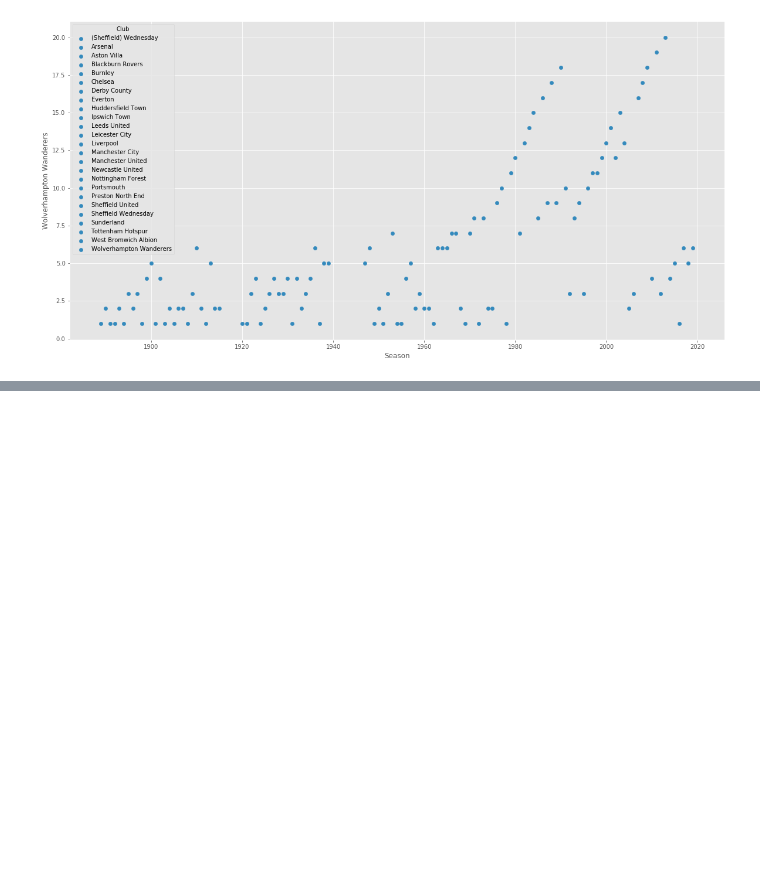
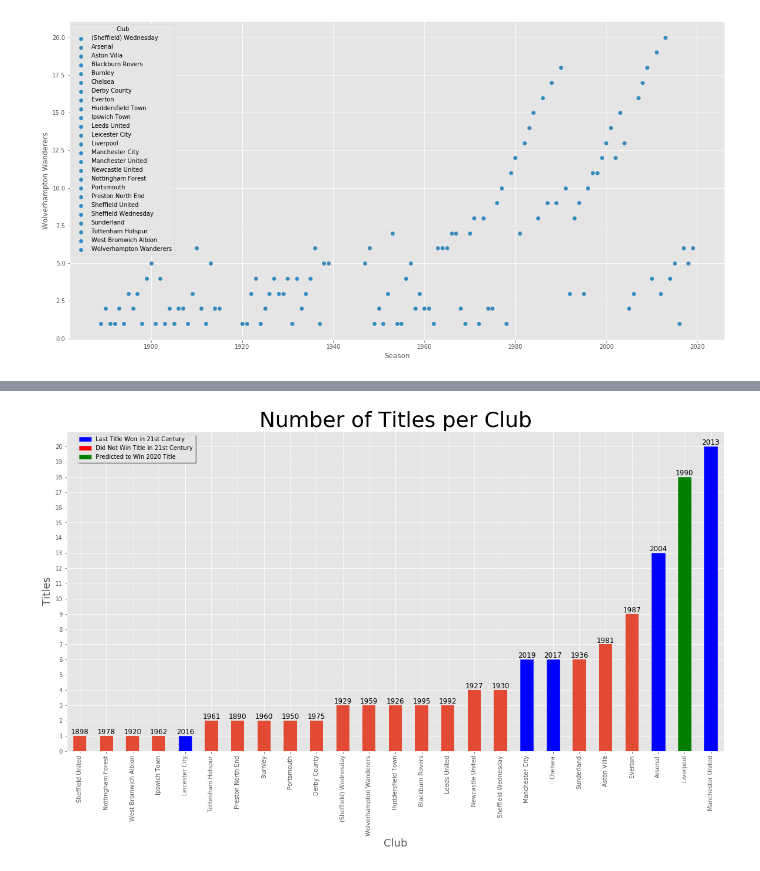
Before and after one commit to Kevhpark5/predicting-the-premier-league, a Jupyter notebook: data/Webscraping.ipynb, the cells around one changed output, grey strips where cells are left out. Cells and saved outputs as stored; diff of their text form; code cells hidden in the pictures; blank space fills up the shorter version.

```diff
--- a/data/Webscraping.ipynb
+++ b/data/Webscraping.ipynb
@@ -241,0 +257,3 @@ for i in df:
+# %%
+sorted_wins = pl_champs.groupby('Club').max().sort_values("Number of Wins")
+sorted_wins
@@ -241,0 +279,35 @@ for i in df:
+# %%
+fig, ax = plt.subplots(figsize = [20,10])
+sorted_wins.plot(ax = ax, y='Number of Wins', kind='bar')
+ax.set_title('Number of Titles per Club', fontsize = 36)
+ax.set_ylabel('Titles')
+#ax.legend(loc='upper center', bbox_to_anchor=(0.5, 1.00), shadow=True, ncol=2)
+rects = ax.patches
+labels= [1898, 1978, 1920, 1962, 2016, 1961, 1890, 1960, 1950, 1975, 1929,
+       1959, 1926, 1995, 1992, 1927, 1930, 2019, 2017, 1936, 1981, 1987,
+       2004, 1990, 2013]
+
+for rect, label in zip(rects, labels):
+    height = rect.get_height()
+    ax.text(rect.get_x() + rect.get_width() / 2, height, label,
+            ha='center', va='bottom', fontsize = 12)
+
+plt.yticks(np.arange(0, 20+1, 1.0))
+
+rects[-3].set_color('b')
+rects[-1].set_color('b')
+rects[-7].set_color('b')
+rects[-8].set_color('b')
+rects[4].set_color('b')
+rects[-2].set_color('g')
+
+ax.set_xlabel('Club', fontsize = 18)
+ax.set_ylabel('Titles', fontsize =18)
+
+blue = mpatches.Patch(color='blue', label='Last Title Won in 21st Century')
+red = mpatches.Patch(color='red', label='Did Not Win Title in 21st Century')
+green = mpatches.Patch(color='green', label='Predicted to Win 2020 Title')
+ax.legend(handles=[blue, red, green], bbox_to_anchor=(.20, 1.00), shadow=True, ncol=1)
+plt.show()
+# %% [output]
+[figure, added]
```
Also changed, not shown: parts of 15 cells of this notebook, 10 other files.
